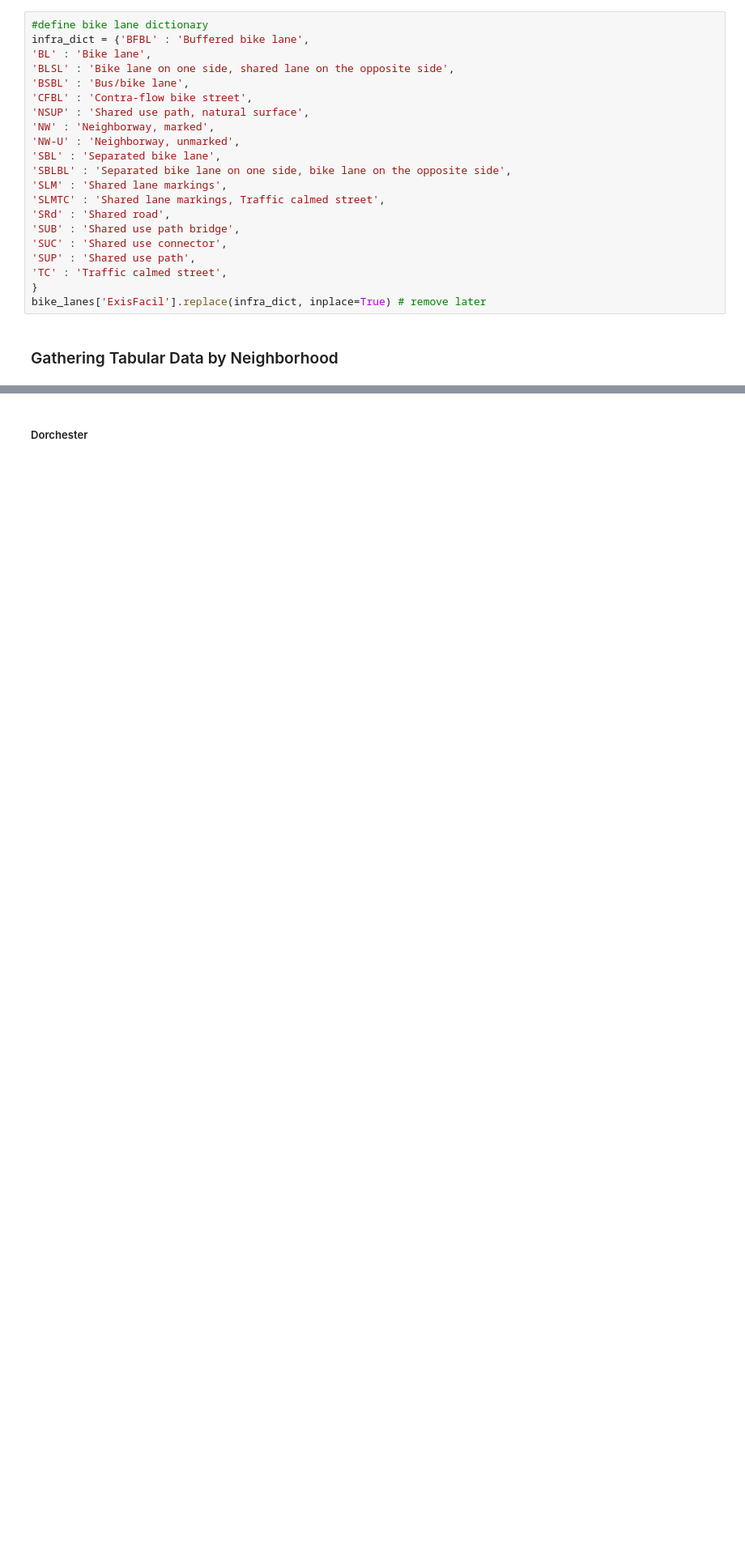
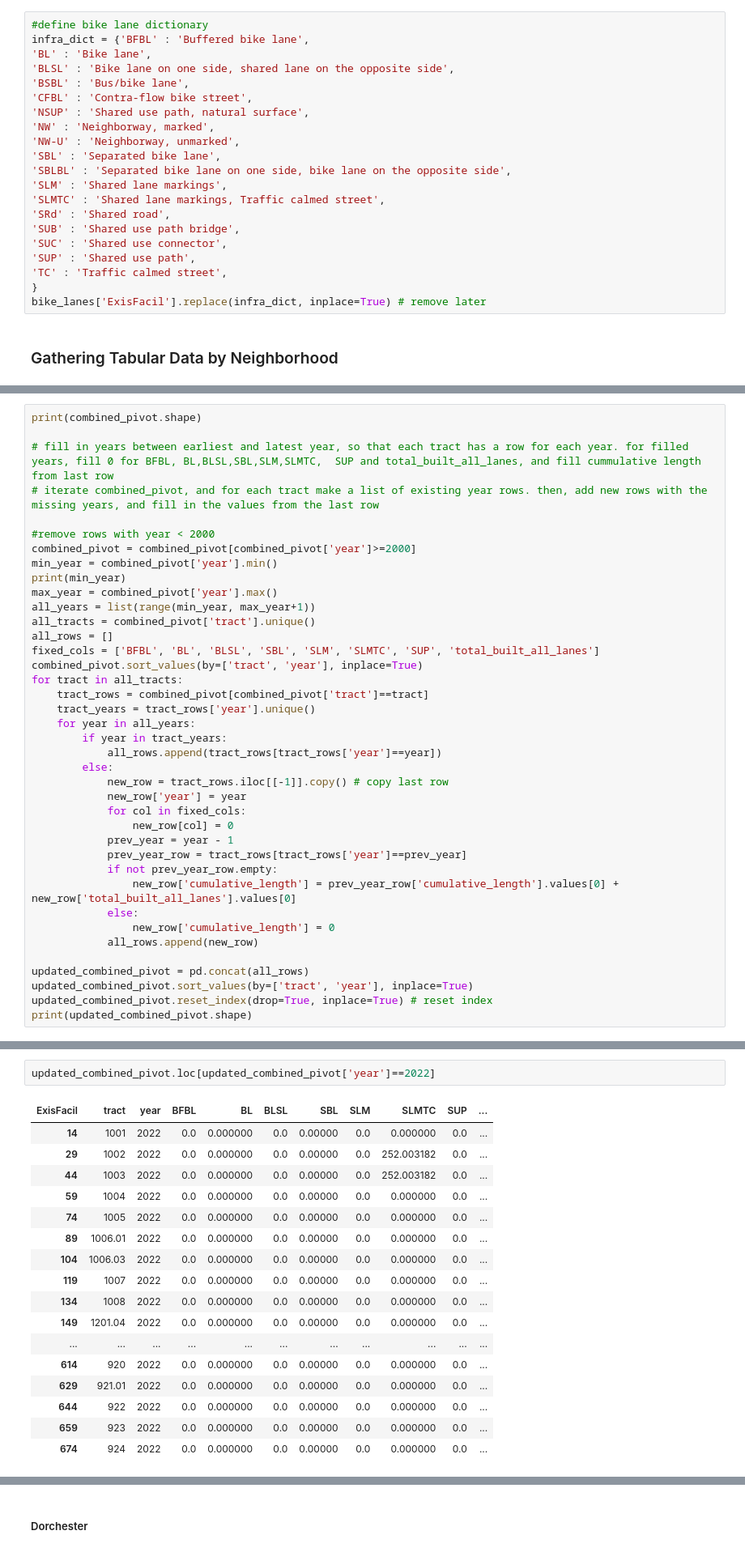
Before and after one commit to BU-Spark/ds-livable-streets-infra, a Jupyter notebook: fa23-team/analysis/bike_lanes.ipynb, the cells around one changed output, grey strips where cells are left out. Shown at 81% size. Saved outputs shown, nothing was run; the diff lists cells and outputs as text; blank space fills up the shorter version.

```diff
--- a/fa23-team/analysis/bike_lanes.ipynb
+++ b/fa23-team/analysis/bike_lanes.ipynb
@@ -352,0 +511,39 @@ bike_lanes['ExisFacil'].replace(infra_dict, inplace=True) # remove later
+# %%
+print(combined_pivot.shape)
+
+# fill in years between earliest and latest year, so that each tract has a row for each year. for filled years, fill 0 for BFBL, BL,BLSL,SBL,SLM,SLMTC,	SUP	and total_built_all_lanes, and fill cummulative length from last row
+# iterate combined_pivot, and for each tract make a list of existing year rows. then, add new rows with the missing years, and fill in the values from the last row
+
+#remove rows with year < 2000
+combined_pivot = combined_pivot[combined_pivot['year']>=2000]
+min_year = combined_pivot['year'].min()
+print(min_year)
+max_year = combined_pivot['year'].max()
+all_years = list(range(min_year, max_year+1))
+all_tracts = combined_pivot['tract'].unique()
+all_rows = []
+fixed_cols = ['BFBL', 'BL', 'BLSL', 'SBL', 'SLM', 'SLMTC', 'SUP', 'total_built_all_lanes']
+combined_pivot.sort_values(by=['tract', 'year'], inplace=True)
+for tract in all_tracts:
+    tract_rows = combined_pivot[combined_pivot['tract']==tract]
+    tract_years = tract_rows['year'].unique()
+    for year in all_years:
+        if year in tract_years:
+            all_rows.append(tract_rows[tract_rows['year']==year])
+        else:
+            new_row = tract_rows.iloc[[-1]].copy() # copy last row
+            new_row['year'] = year
+            for col in fixed_cols:
+                new_row[col] = 0
+            prev_year = year - 1
+            prev_year_row = tract_rows[tract_rows['year']==prev_year]
+            if not prev_year_row.empty:
+                new_row['cumulative_length'] = prev_year_row['cumulative_length'].values[0] + new_row['total_built_all_lanes'].values[0]
+            else:
+                new_row['cumulative_length'] = 0
+            all_rows.append(new_row)
+
+updated_combined_pivot = pd.concat(all_rows)
+updated_combined_pivot.sort_values(by=['tract', 'year'], inplace=True)
+updated_combined_pivot.reset_index(drop=True, inplace=True) # reset index
+print(updated_combined_pivot.shape)
@@ -352,0 +570,20 @@ bike_lanes['ExisFacil'].replace(infra_dict, inplace=True) # remove later
+# %%
+updated_combined_pivot.loc[updated_combined_pivot['year']==2022]
+# %% [output]
+| ExisFacil | tract | year | BFBL | BL | BLSL | SBL | SLM | SLMTC | SUP | ... |
+| 14 | 1001 | 2022 | 0.0 | 0.000000 | 0.0 | 0.00000 | 0.0 | 0.000000 | 0.0 | ... |
+| 29 | 1002 | 2022 | 0.0 | 0.000000 | 0.0 | 0.00000 | 0.0 | 252.003182 | 0.0 | ... |
+| 44 | 1003 | 2022 | 0.0 | 0.000000 | 0.0 | 0.00000 | 0.0 | 252.003182 | 0.0 | ... |
+| 59 | 1004 | 2022 | 0.0 | 0.000000 | 0.0 | 0.00000 | 0.0 | 0.000000 | 0.0 | ... |
+| 74 | 1005 | 2022 | 0.0 | 0.000000 | 0.0 | 0.00000 | 0.0 | 0.000000 | 0.0 | ... |
+| 89 | 1006.01 | 2022 | 0.0 | 0.000000 | 0.0 | 0.00000 | 0.0 | 0.000000 | 0.0 | ... |
+| 104 | 1006.03 | 2022 | 0.0 | 0.000000 | 0.0 | 0.00000 | 0.0 | 0.000000 | 0.0 | ... |
+| 119 | 1007 | 2022 | 0.0 | 0.000000 | 0.0 | 0.00000 | 0.0 | 0.000000 | 0.0 | ... |
+| 134 | 1008 | 2022 | 0.0 | 0.000000 | 0.0 | 0.00000 | 0.0 | 0.000000 | 0.0 | ... |
+| 149 | 1201.04 | 2022 | 0.0 | 0.000000 | 0.0 | 0.00000 | 0.0 | 0.000000 | 0.0 | ... |
+| ... | ... | ... | ... | ... | ... | ... | ... | ... | ... | ... |
+| 614 | 920 | 2022 | 0.0 | 0.000000 | 0.0 | 0.00000 | 0.0 | 0.000000 | 0.0 | ... |
+| 629 | 921.01 | 2022 | 0.0 | 0.000000 | 0.0 | 0.00000 | 0.0 | 0.000000 | 0.0 | ... |
+| 644 | 922 | 2022 | 0.0 | 0.000000 | 0.0 | 0.00000 | 0.0 | 0.000000 | 0.0 | ... |
+| 659 | 923 | 2022 | 0.0 | 0.000000 | 0.0 | 0.00000 | 0.0 | 0.000000 | 0.0 | ... |
+| 674 | 924 | 2022 | 0.0 | 0.000000 | 0.0 | 0.00000 | 0.0 | 0.000000 | 0.0 | ... |
```
Also changed, not shown: parts of 19 cells of this notebook, 1 other file.
